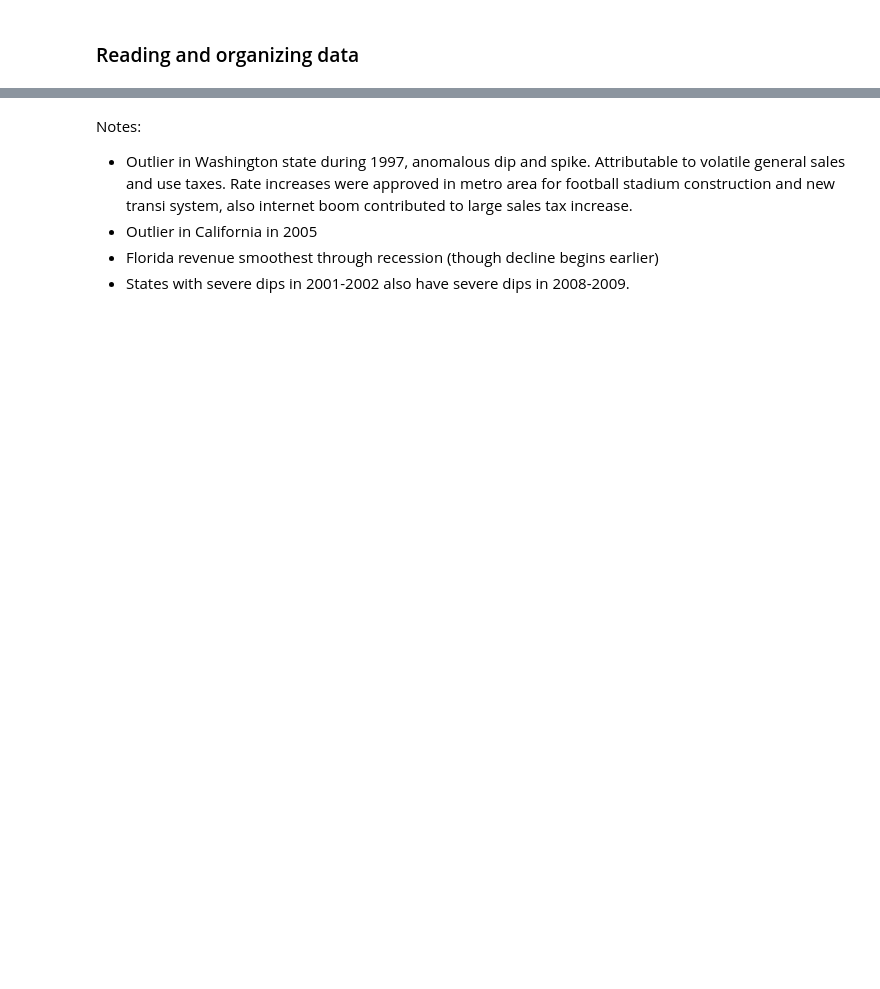
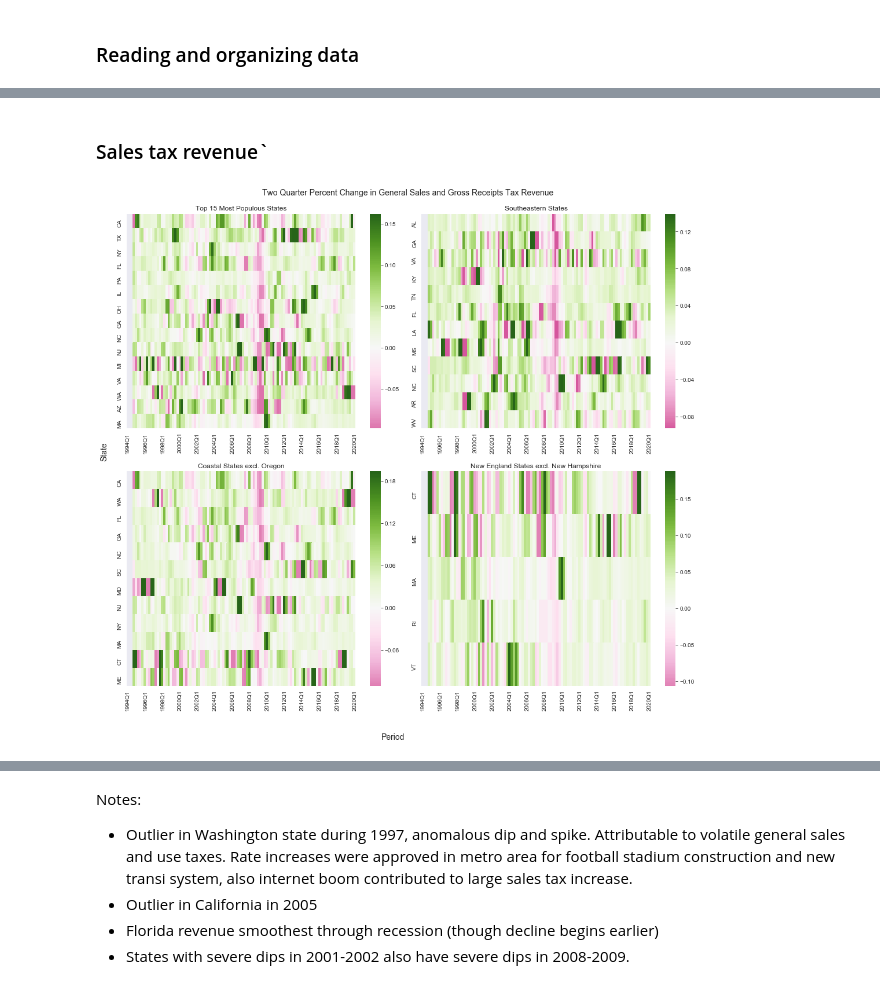
Before and after one commit to rcstein/qtax, a Jupyter notebook: QTax Data Analysis.ipynb, the cells around one changed output, grey strips where cells are left out. Drawn from its saved outputs; the diff is of its cells as text; code cells hidden in the pictures; blank space fills up the shorter version.

```diff
--- a/QTax Data Analysis.ipynb
+++ b/QTax Data Analysis.ipynb
@@ -244,0 +270,33 @@ plt.subplots_adjust(bottom=.1)
+# %% [markdown]
+### Sales tax revenue`
+# %%
+fig, axs = plt.subplots(2,2, figsize=(18,15))
+ul = axs[0,0]
+ur = axs[0,1]
+ll = axs[1,0]
+lr = axs[1,1]
+cat = 'GeneralSalesandGrossReceipts'
+coast_ed = list(coast)
+coast_ed.remove('OR') # Oregon doesn't have a general sales tax
+new_england_ed = list(new_england)
+new_england_ed.remove('NH') # New Hampshire doesn't have a general sales tax
+# 15 most populous
+growth_hmap(filter_data(category = cat, states = top_15),ul,"Top 15 Most Populous States")
+
+# Southeast
+growth_hmap(filter_data(category = cat, states = south_east),ur,"Southeastern States")
+
+# Coasts
+growth_hmap(filter_data(category = cat, states = coast_ed),ll,"Coastal States excl. Oregon")
+
+# States with major cities
+growth_hmap(filter_data(category = cat, states = new_england_ed),lr,"New England States excl. New Hampshire")
+
+fig.suptitle("Two Quarter Percent Change in General Sales and Gross Receipts Tax Revenue", fontsize = 14, y = .92)
+fig.subplots_adjust(wspace=0.03)
+fig.text(0.48, 0.04, 'Period', fontsize = 14, ha='center')
+fig.text(0.09, 0.5, 'State', va='center', fontsize = 14, rotation='vertical')
+plt.savefig("Sales_GR.png")
+plt.show()
+# %% [output]
+[figure, added]
```
Also changed, not shown: parts of 22 cells of this notebook, 11 other files.
